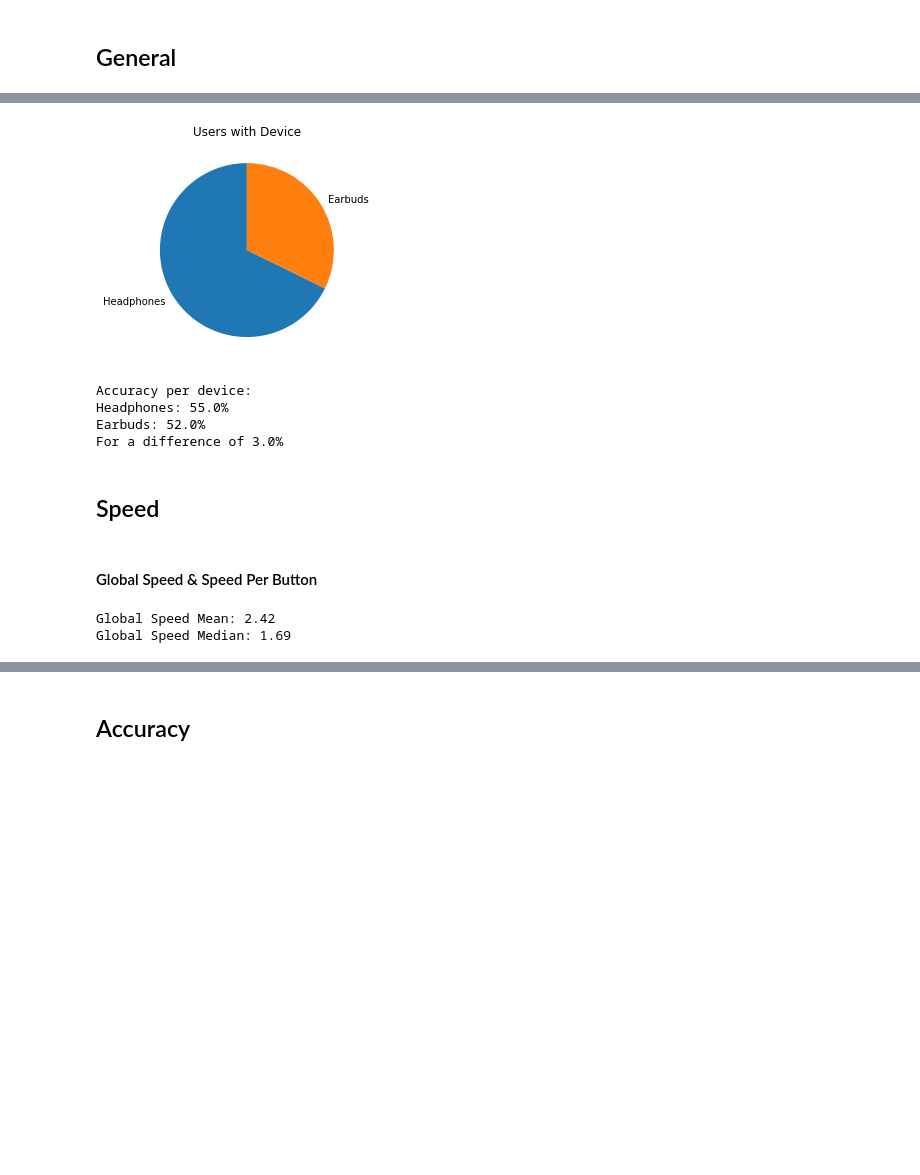
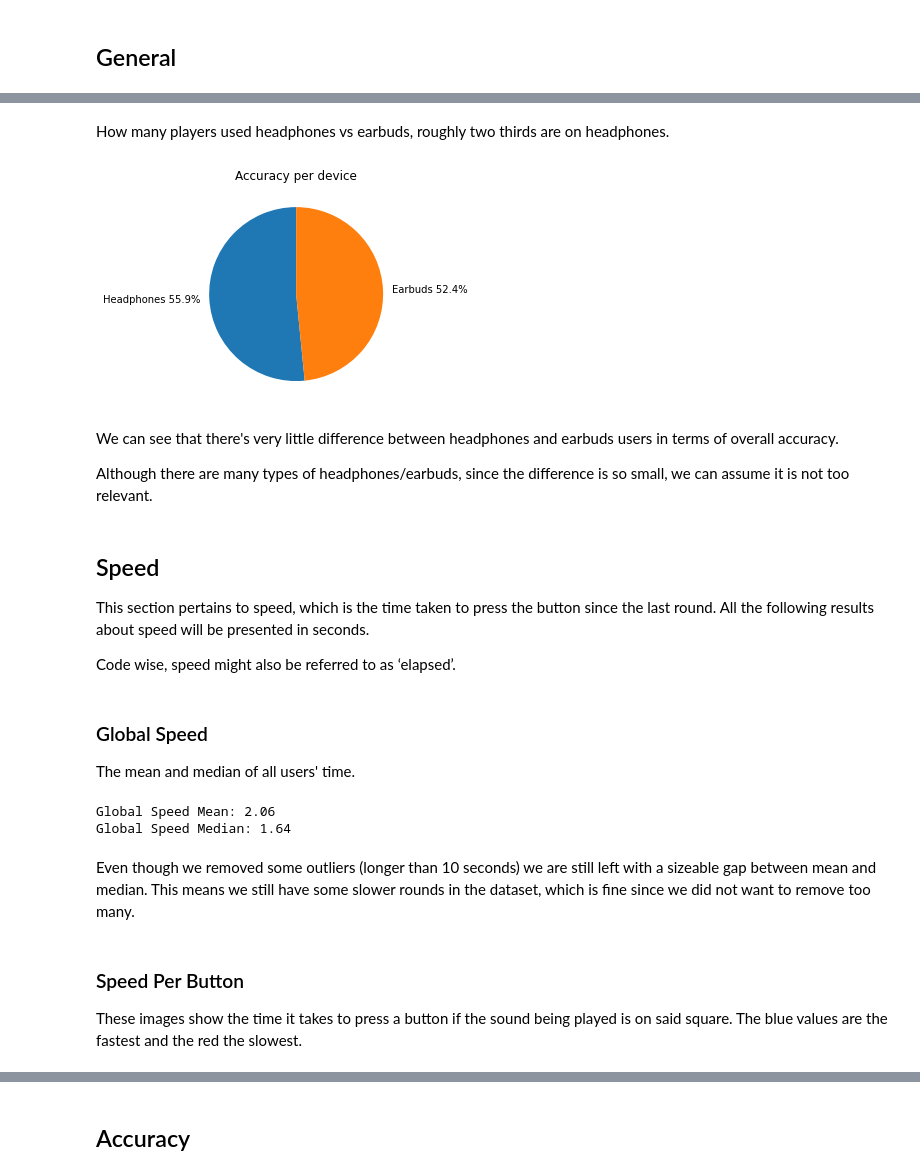
Before and after one commit to Alexander-Rodrigues/Deep-Guide-Demo-Statistics, a Jupyter notebook: notebook.ipynb, the cells around one changed output, grey strips where cells are left out. Cells and saved outputs as stored; diff of their text form; code cells hidden in the pictures; blank space fills up the shorter version.

```diff
--- a/notebook.ipynb
+++ b/notebook.ipynb
@@ -66,0 +96,2 @@ The round data has the following attributes:
+# %%
+sampleName = 'sample7'
@@ -275,0 +330,6 @@ print(details)
+# %%
+jsonStats = getJson(sampleName)
+soundPack = '2_8_DU_phone3shorter_irc_1037'
+
+gameCap = 40
+scores = list(filter(lambda x: len(x) < gameCap,getScores(jsonStats)))
@@ -275,0 +340,17 @@ print(details)
+# %%
+og = getUnsortedRounds(jsonStats)
+
+other = list(filter(lambda x: x['deviceType'] == 'other', og))
+uRounds = otherDevices = list(filter(lambda x: x['deviceType'] != 'other', og))
+
+tooLong = 8
+long = list(filter(lambda x: x['elapsed'] >= tooLong, og))
+uRounds = list(filter(lambda x: x['elapsed'] < tooLong, uRounds))
+
+plt.pie([len(uRounds), len(other), len(long)],
+        labels = [
+            f'Accepted {percent(len(uRounds)/ len(og), 2)}',
+            f'Other devices {percent(len(other)/ len(og), 2)}',
+            f'Too Long {percent(len(long)/ len(og), 2)}'])
+plt.title('Filtered Rounds')
+plt.show()
@@ -278,40 +377,49 @@ print(details)
+# %% [markdown]
+How many players used headphones vs earbuds, roughly two thirds are on headphones.
 # %%
-plt.pie([details['headphones'], details['earbuds']], labels = ['Headphones', 'Earbuds'], startangle=90)
-plt.title('Users with Device')
-plt.show()
-
 accs = {'headphones': [], 'earbuds': []}
 
 for r in uRounds:
     accs[r['deviceType']].append(r['correct'])
 
-h = meanr(accs['headphones'], dec=2)
-e = meanr(accs['earbuds'], dec=2)
+h = meanr(accs['headphones'], dec=4)
+e = meanr(accs['earbuds'], dec=4)
 
-#plt.pie([accs['headphones'], accs['earbuds']], labels = ['Headphones', 'Earbuds'], startangle=90)
+plt.title('Accuracy per device')
+plt.pie([h,e], labels = [f'Headphones {percent(h)}', f'Earbuds {percent(e)}'], startangle=90)
 
-
-print(f'Accuracy per device:\nHeadphones: {percent(h)}\nEarbuds: {percent(e)}\nFor a difference of {percent(abs(e-h))}')
+plt.show()
 # %% [output]
-[figure, old version]
+[figure, new version]
-Accuracy per device:
-Headphones: 55.0%
-Earbuds: 52.0%
-For a difference of 3.0%
-# %% [markdown]
-## Speed
-# %% [markdown]
-#### Global Speed & Speed Per Button
+# %% [markdown]
+We can see that there's very little difference between headphones and earbuds users in terms of overall accuracy.
+
+Although there are many types of headphones/earbuds, since the difference is so small, we can assume it is not too relevant.
+# %% [markdown]
+## Speed
+
+This section pertains to speed, which is the time taken to press the button since the last round. All the following results about speed will be presented in seconds.
+
+Code wise, speed might also be referred to as ‘elapsed’.
+# %% [markdown]
+### Global Speed
+
+The mean and median of all users' time.
 # %%
 globalSpeedMean = meanr(map(lambda x: x['elapsed'], uRounds), dec=2)
 globalSpeedMedian = medianr(map(lambda x: x['elapsed'], uRounds), dec=2)
 #nature of game doesnt punish slowness
 print('Global Speed Mean: ' + str(globalSpeedMean))
 print('Global Speed Median: ' + str(globalSpeedMedian))
-print()
 # %% [output]
-Global Speed Mean: 2.42
-Global Speed Median: 1.69
+Global Speed Mean: 2.06
+Global Speed Median: 1.64
+# %% [markdown]
+Even though we removed some outliers (longer than 10 seconds) we are still left with a sizeable gap between mean and median. This means we still have some slower rounds in the dataset, which is fine since we did not want to remove too many.
+# %% [markdown]
+### Speed Per Button
+
+These images show the time it takes to press a button if the sound being played is on said square. The blue values are the fastest and the red the slowest.
 # %%
 from matplotlib.lines import Line2D
 from matplotlib.patches import Patch
```
Also changed, not shown: parts of 61 cells of this notebook.
